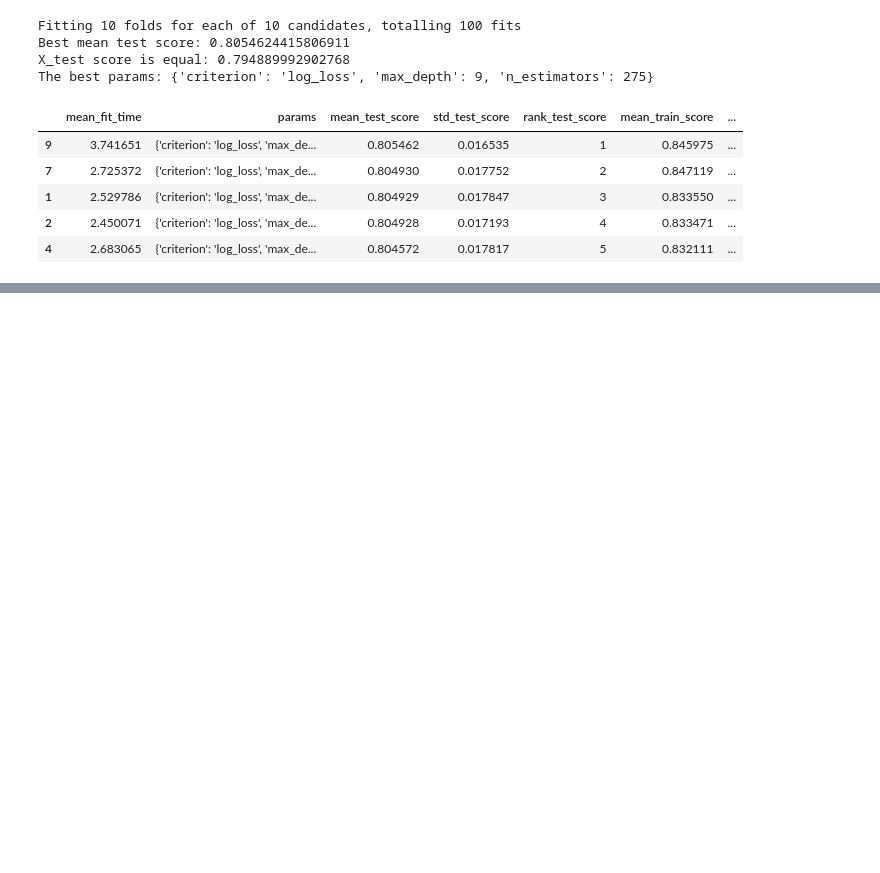
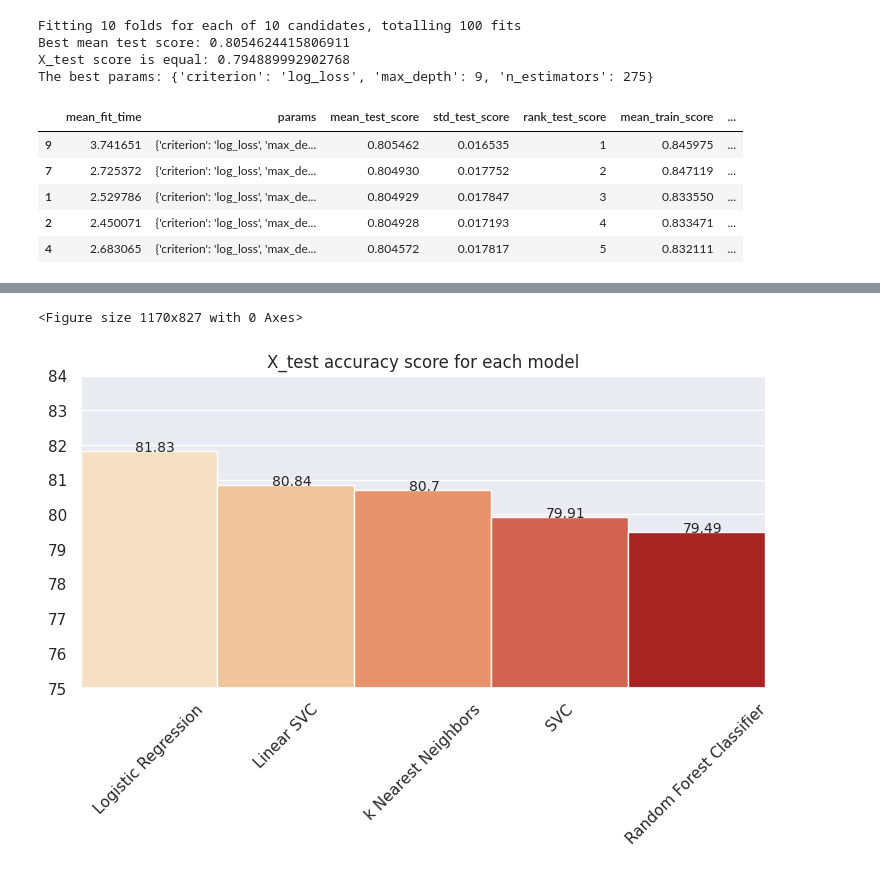
Before and after one commit to adrianciemerych/telco_customer_churn_project, a Jupyter notebook: churn_project.ipynb, the cells around one changed output, grey strips where cells are left out. Saved outputs shown, nothing was run; the diff lists cells and outputs as text; code cells hidden in the pictures; blank space fills up the shorter version.

```diff
--- a/churn_project.ipynb
+++ b/churn_project.ipynb
@@ -970,0 +1036,25 @@ forest_cv_results_df
+# %%
+sns.set(style = 'darkgrid')
+plt.figure()
+g = sns.catplot(models_comparison,
+                x = 'model',
+                y = 'X_test_accuracy_score',
+                kind = 'bar',
+                height = 4,
+                aspect = 2,
+                width = 1,
+                palette = 'OrRd')
+g.set_xticklabels(rotation = 45)
+for row in range(5):
+  plt.text(row - 0.1,
+           models_comparison['X_test_accuracy_score'][row],
+           models_comparison['X_test_accuracy_score'][row],
+           fontsize = 10)
+g.set(ylim = (75,84))
+plt.title('X_test accuracy score for each model')
+plt.xlabel('')
+plt.ylabel('')
+plt.show()
+# %% [output]
+<Figure size 1170x827 with 0 Axes>
+[figure, added]
```
Also changed, not shown: parts of 5 cells of this notebook.
